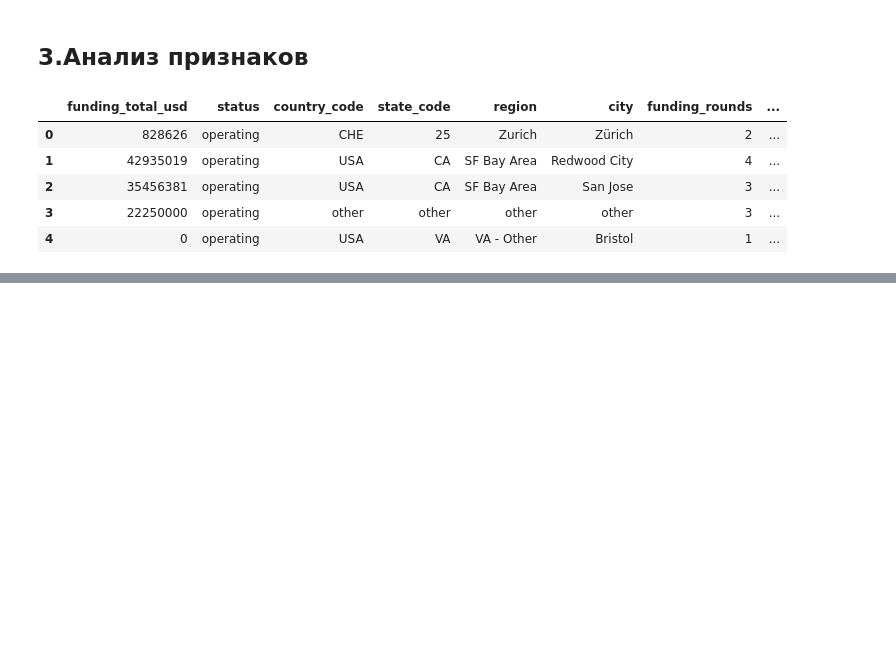
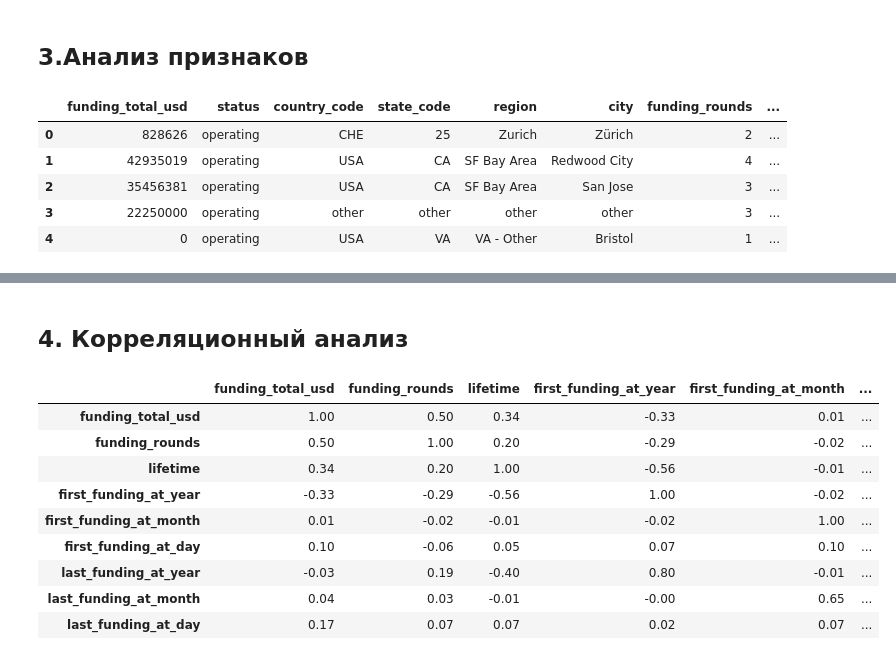
Before and after one commit to onejetpilot/start_up, a Jupyter notebook: start_up_pred.ipynb, the cells around one changed output, grey strips where cells are left out. Drawn from its saved outputs; the diff is of its cells as text; code cells hidden in the pictures; blank space fills up the shorter version.

Commit message:
выполнил корреляционный анализ

```diff
--- a/start_up_pred.ipynb
+++ b/start_up_pred.ipynb
@@ -270,7 +270,7 @@ train['lifetime'] = (train['closed_at'] - train['founded_at']).dt.days
 # %%
 # Удалим лишние столбцы после трансвформаций
 # Список столбцов для удаления
-columns_to_drop = ['founded_at', 'category_list', 'closed_at']
+columns_to_drop = ['category_list', 'founded_at', 'closed_at']
 train = train.drop(columns=columns_to_drop)
 # %% [markdown]
 ## 3.Анализ признаков
@@ -369,0 +367,2 @@ all_diag(train_b, column_type='numeric', hue=None)
+# %%
+date_cols2 = ['first_funding_at', 'last_funding_at']
@@ -382,0 +383,2 @@ all_diag(train_b, column_type='categorical', hue=None)
+# %% [markdown]
+## 4. Корреляционный анализ
@@ -382,0 +388,14 @@ all_diag(train_b, column_type='categorical', hue=None)
+# %%
+train_b = train_b.select_dtypes(include='number')  # перезаписываем датафрейм, оставляя только числа
+display(train_b.corr('spearman'))
+# %% [output]
+|  | funding_total_usd | funding_rounds | lifetime | first_funding_at_year | first_funding_at_month | ... |
+| funding_total_usd | 1.00 | 0.50 | 0.34 | -0.33 | 0.01 | ... |
+| funding_rounds | 0.50 | 1.00 | 0.20 | -0.29 | -0.02 | ... |
+| lifetime | 0.34 | 0.20 | 1.00 | -0.56 | -0.01 | ... |
+| first_funding_at_year | -0.33 | -0.29 | -0.56 | 1.00 | -0.02 | ... |
+| first_funding_at_month | 0.01 | -0.02 | -0.01 | -0.02 | 1.00 | ... |
+| first_funding_at_day | 0.10 | -0.06 | 0.05 | 0.07 | 0.10 | ... |
+| last_funding_at_year | -0.03 | 0.19 | -0.40 | 0.80 | -0.01 | ... |
+| last_funding_at_month | 0.04 | 0.03 | -0.01 | -0.00 | 0.65 | ... |
+| last_funding_at_day | 0.17 | 0.07 | 0.07 | 0.02 | 0.07 | ... |
```
Also changed, not shown: parts of 20 cells of this notebook.
